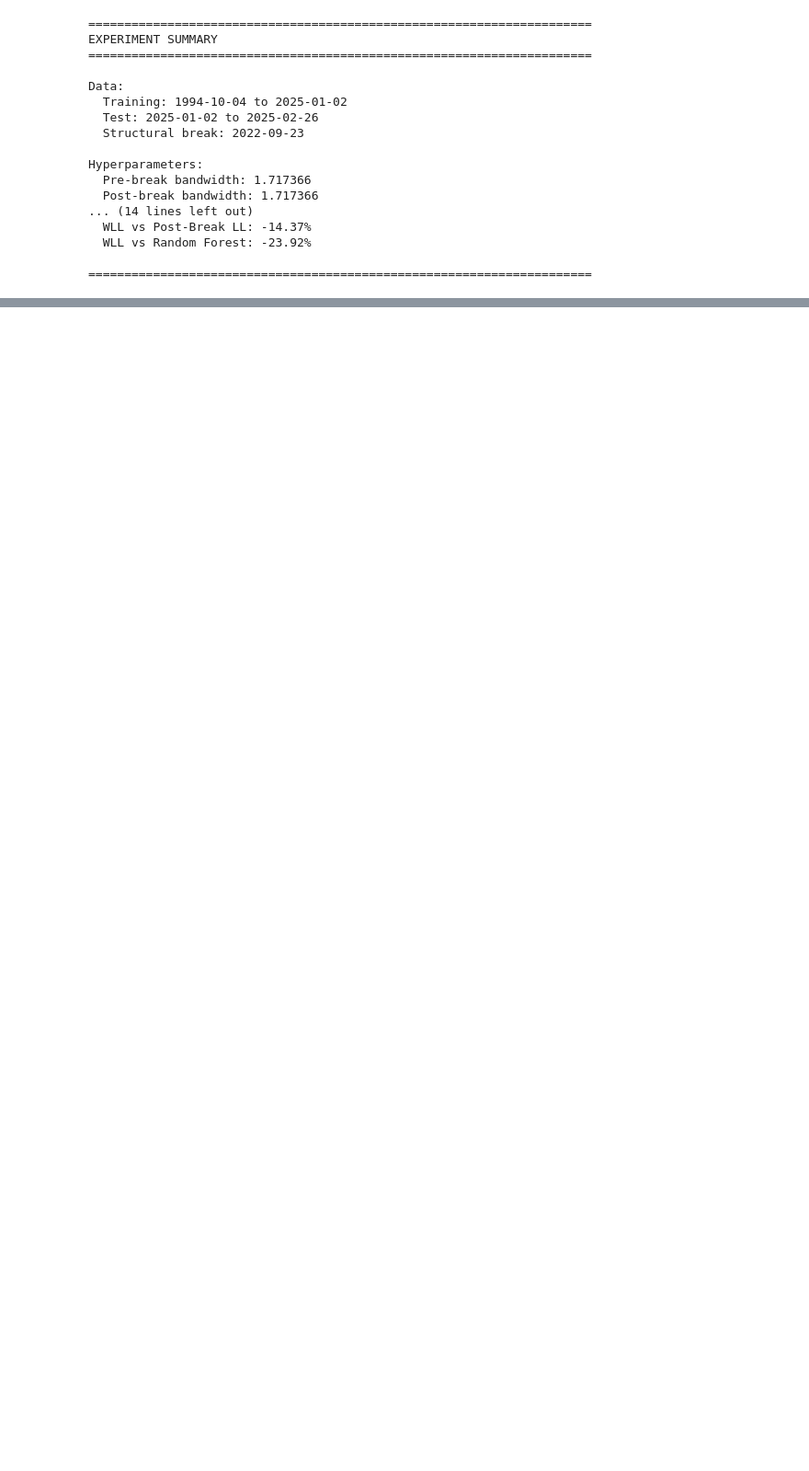
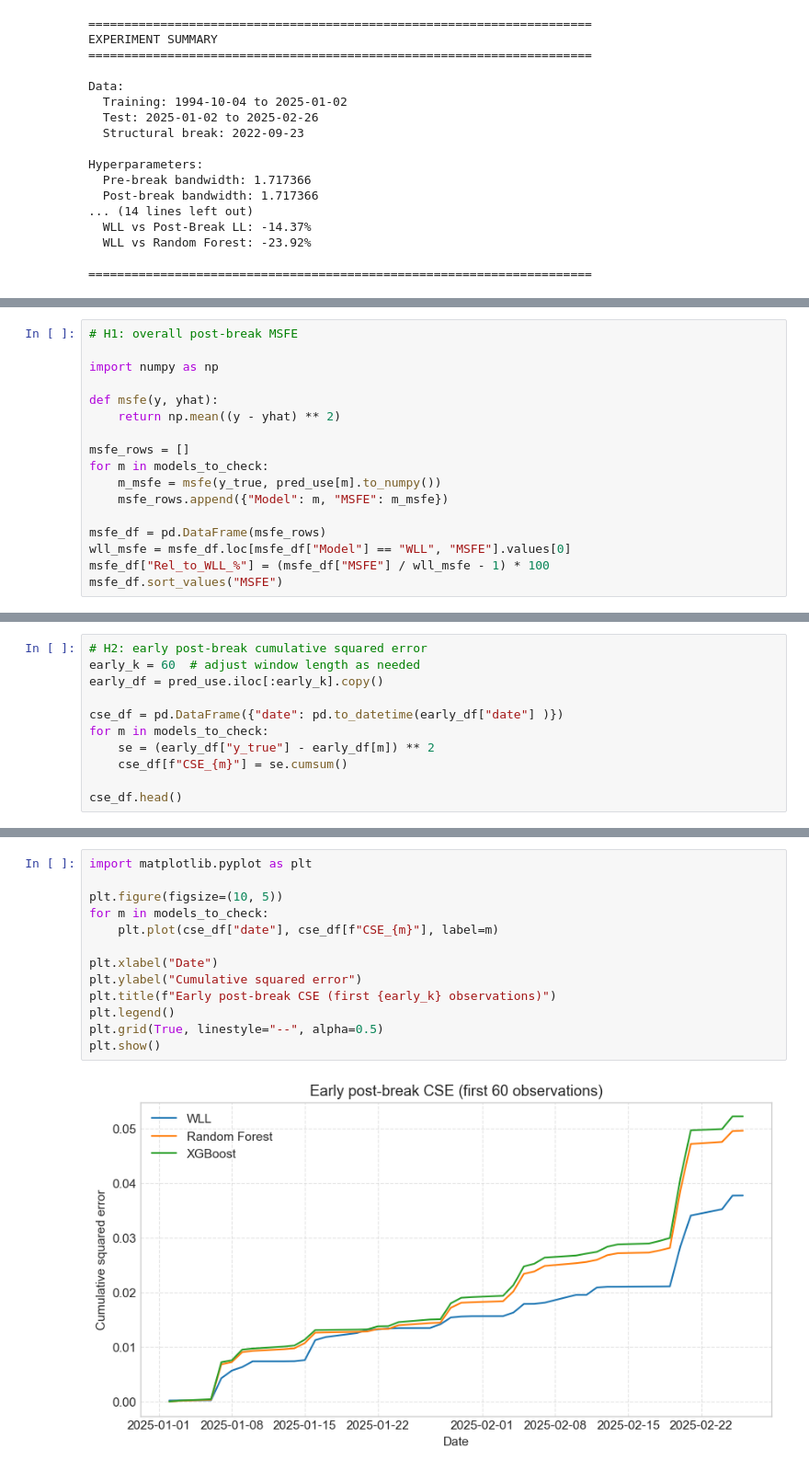
Before and after one commit to MrNovocain/Cocoa, a Jupyter notebook: notebooks/WLL_Cocoa_Experiment.ipynb, the cells around one changed output, grey strips where cells are left out. Shown: that part at 92% size. Saved outputs shown, nothing was run; the diff lists cells and outputs as text; blank space fills up the shorter version.

```diff
--- a/notebooks/WLL_Cocoa_Experiment.ipynb
+++ b/notebooks/WLL_Cocoa_Experiment.ipynb
@@ -891,0 +910,17 @@ Results saved to: W:\Research\NP\Cocoa\output\experiment_results
+# %%
+# H1: overall post-break MSFE
+
+import numpy as np
+
+def msfe(y, yhat):
+    return np.mean((y - yhat) ** 2)
+
+msfe_rows = []
+for m in models_to_check:
+    m_msfe = msfe(y_true, pred_use[m].to_numpy())
+    msfe_rows.append({"Model": m, "MSFE": m_msfe})
+
+msfe_df = pd.DataFrame(msfe_rows)
+wll_msfe = msfe_df.loc[msfe_df["Model"] == "WLL", "MSFE"].values[0]
+msfe_df["Rel_to_WLL_%"] = (msfe_df["MSFE"] / wll_msfe - 1) * 100
+msfe_df.sort_values("MSFE")
@@ -891,0 +932,11 @@ Results saved to: W:\Research\NP\Cocoa\output\experiment_results
+# %%
+# H2: early post-break cumulative squared error
+early_k = 60  # adjust window length as needed
+early_df = pred_use.iloc[:early_k].copy()
+
+cse_df = pd.DataFrame({"date": pd.to_datetime(early_df["date"] )})
+for m in models_to_check:
+    se = (early_df["y_true"] - early_df[m]) ** 2
+    cse_df[f"CSE_{m}"] = se.cumsum()
+
+cse_df.head()
@@ -891,0 +950,15 @@ Results saved to: W:\Research\NP\Cocoa\output\experiment_results
+# %%
+import matplotlib.pyplot as plt
+
+plt.figure(figsize=(10, 5))
+for m in models_to_check:
+    plt.plot(cse_df["date"], cse_df[f"CSE_{m}"], label=m)
+
+plt.xlabel("Date")
+plt.ylabel("Cumulative squared error")
+plt.title(f"Early post-break CSE (first {early_k} observations)")
+plt.legend()
+plt.grid(True, linestyle="--", alpha=0.5)
+plt.show()
+# %% [output]
+[figure, added]
```
Also changed, not shown: parts of 10 cells of this notebook, 1 other file.
